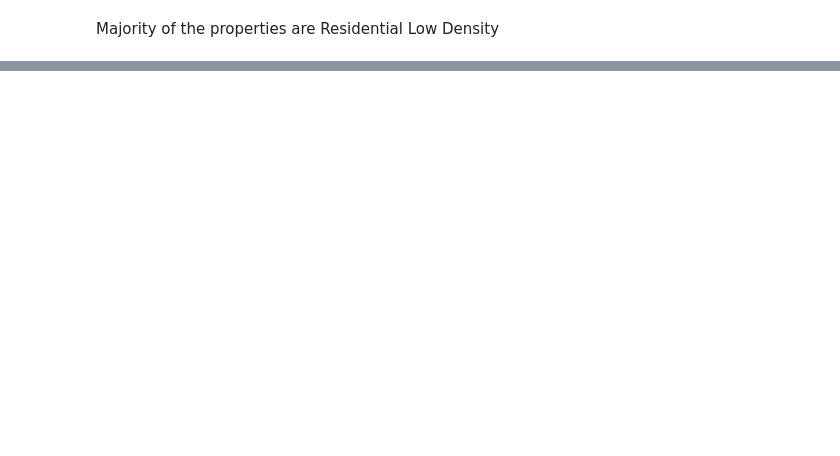
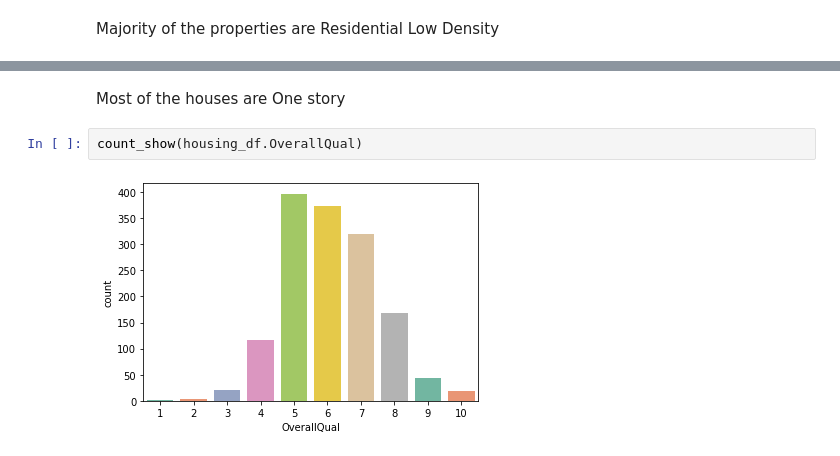
Before and after one commit to kushlulla/HousePrice, a Jupyter notebook: HousePrice_Kush.ipynb, the cells around one changed output, grey strips where cells are left out. Cells and saved outputs as stored; diff of their text form; blank space fills up the shorter version.

```diff
--- a/HousePrice_Kush.ipynb
+++ b/HousePrice_Kush.ipynb
@@ -157,0 +168,6 @@ Majority of the properties are Residential Low Density
+# %% [markdown]
+Most of the houses are One story
+# %%
+count_show(housing_df.OverallQual)
+# %% [output]
+[figure, added]
```
Also changed, not shown: parts of 65 cells of this notebook, 1 other file.
